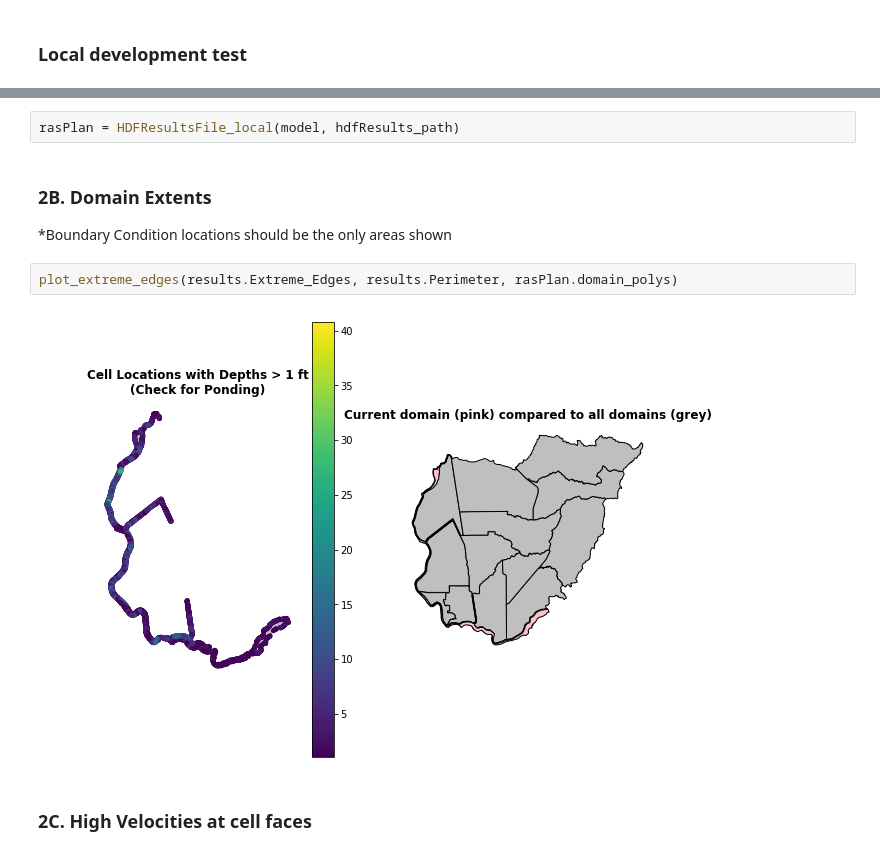
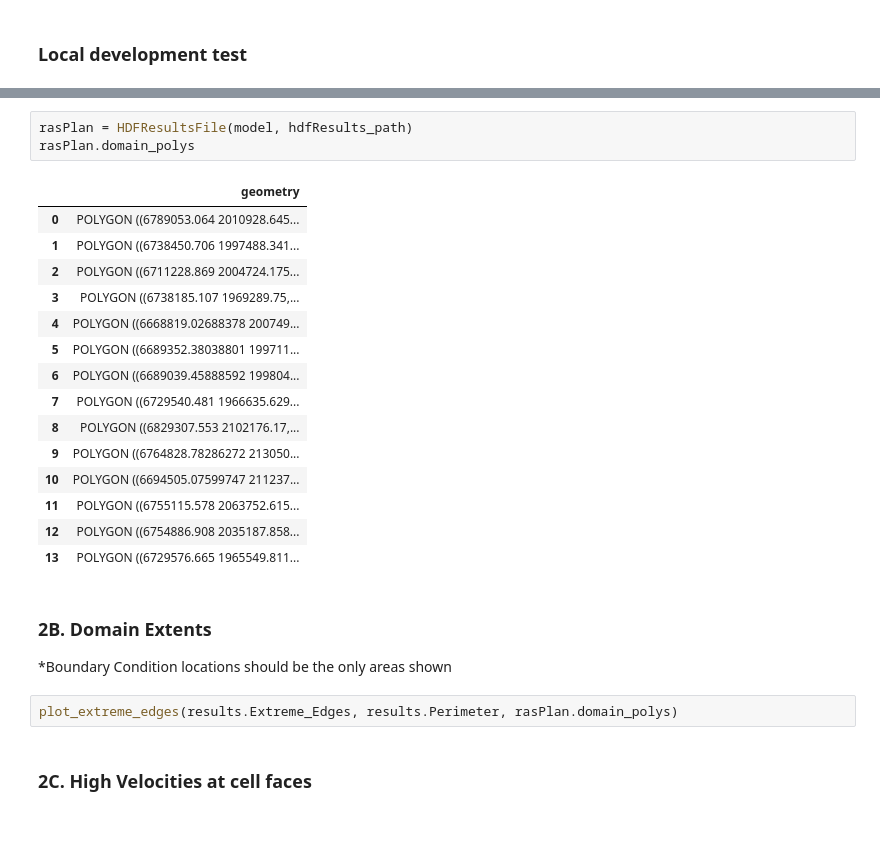
Before and after one commit to Dewberry/hecrasio, a Jupyter notebook: notebooks/QAQC-FluvialTest-Sacramento-HotFix.ipynb, the cells around one changed output, grey strips where cells are left out. Cells and saved outputs as stored; diff of their text form; blank space fills up the shorter version.

Commit message:
Move updated object
Moved updated version of HDFResultsFile into qaqc.py.

```diff
--- a/notebooks/QAQC-FluvialTest-Sacramento-HotFix.ipynb
+++ b/notebooks/QAQC-FluvialTest-Sacramento-HotFix.ipynb
@@ -303,12 +162,27 @@ class HDFResultsFile_local:
 # %%
-rasPlan = HDFResultsFile_local(model, hdfResults_path)
+rasPlan = HDFResultsFile(model, hdfResults_path)
+rasPlan.domain_polys
+# %% [output]
+|  | geometry |
+| 0 | POLYGON ((6789053.064 2010928.645... |
+| 1 | POLYGON ((6738450.706 1997488.341... |
+| 2 | POLYGON ((6711228.869 2004724.175... |
+| 3 | POLYGON ((6738185.107 1969289.75,... |
+| 4 | POLYGON ((6668819.02688378 200749... |
+| 5 | POLYGON ((6689352.38038801 199711... |
+| 6 | POLYGON ((6689039.45888592 199804... |
+| 7 | POLYGON ((6729540.481 1966635.629... |
+| 8 | POLYGON ((6829307.553 2102176.17,... |
+| 9 | POLYGON ((6764828.78286272 213050... |
+| 10 | POLYGON ((6694505.07599747 211237... |
+| 11 | POLYGON ((6755115.578 2063752.615... |
+| 12 | POLYGON ((6754886.908 2035187.858... |
+| 13 | POLYGON ((6729576.665 1965549.811... |
 # %% [markdown]
 ###  2B. Domain Extents
 *Boundary Condition locations should be the only areas shown
 # %%
 plot_extreme_edges(results.Extreme_Edges, results.Perimeter, rasPlan.domain_polys)
-# %% [output]
-[figure, removed]
 # %% [markdown]
 ###  2C. High Velocities at cell faces
 # %%
```
Also changed, not shown: parts of 1 cell of this notebook, 1 other file.
